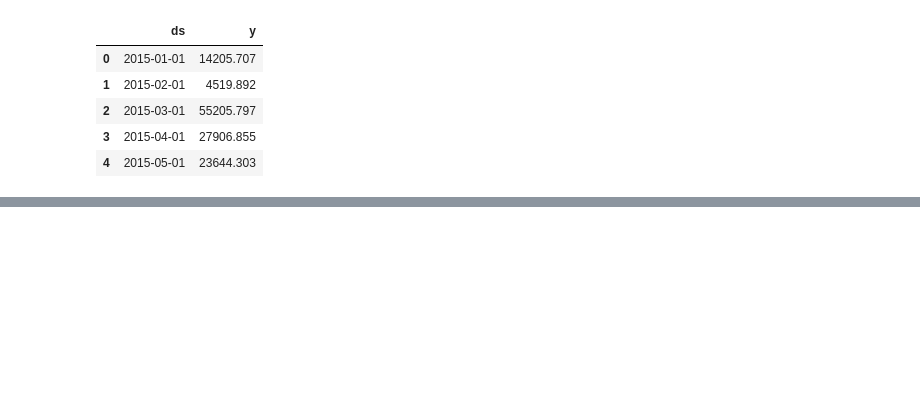
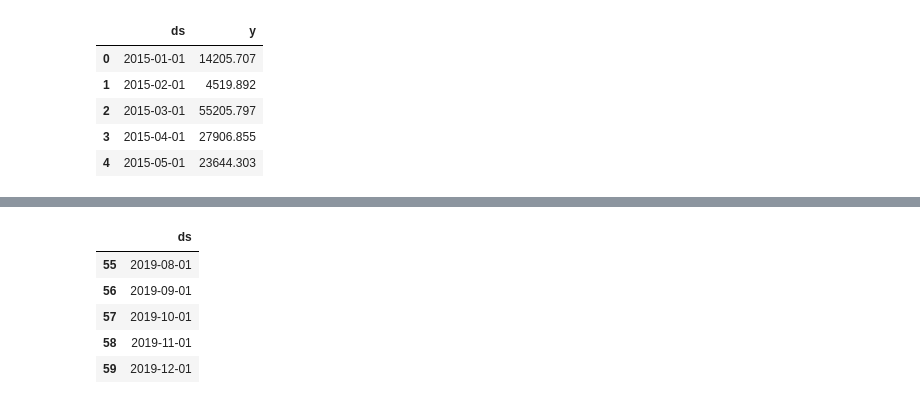
Before and after one commit to mutembeic/FUTURE_ML_01, a Jupyter notebook: notebooks/01_sales_forecasting.ipynb, the cells around one changed output, grey strips where cells are left out. Drawn from its saved outputs; the diff is of its cells as text; code cells hidden in the pictures; blank space fills up the shorter version.

```diff
--- a/notebooks/01_sales_forecasting.ipynb
+++ b/notebooks/01_sales_forecasting.ipynb
@@ -270,0 +306,13 @@ prophet_df.head()
+# %%
+# Create a dataframe for future predictions (12 months)
+future = model.make_future_dataframe(periods=12, freq='MS')
+
+# Display the last 5 rows to see the future dates
+future.tail()
+# %% [output]
+|  | ds |
+| 55 | 2019-08-01 |
+| 56 | 2019-09-01 |
+| 57 | 2019-10-01 |
+| 58 | 2019-11-01 |
+| 59 | 2019-12-01 |
```
Also changed, not shown: parts of 19 cells of this notebook, 1 other file.
